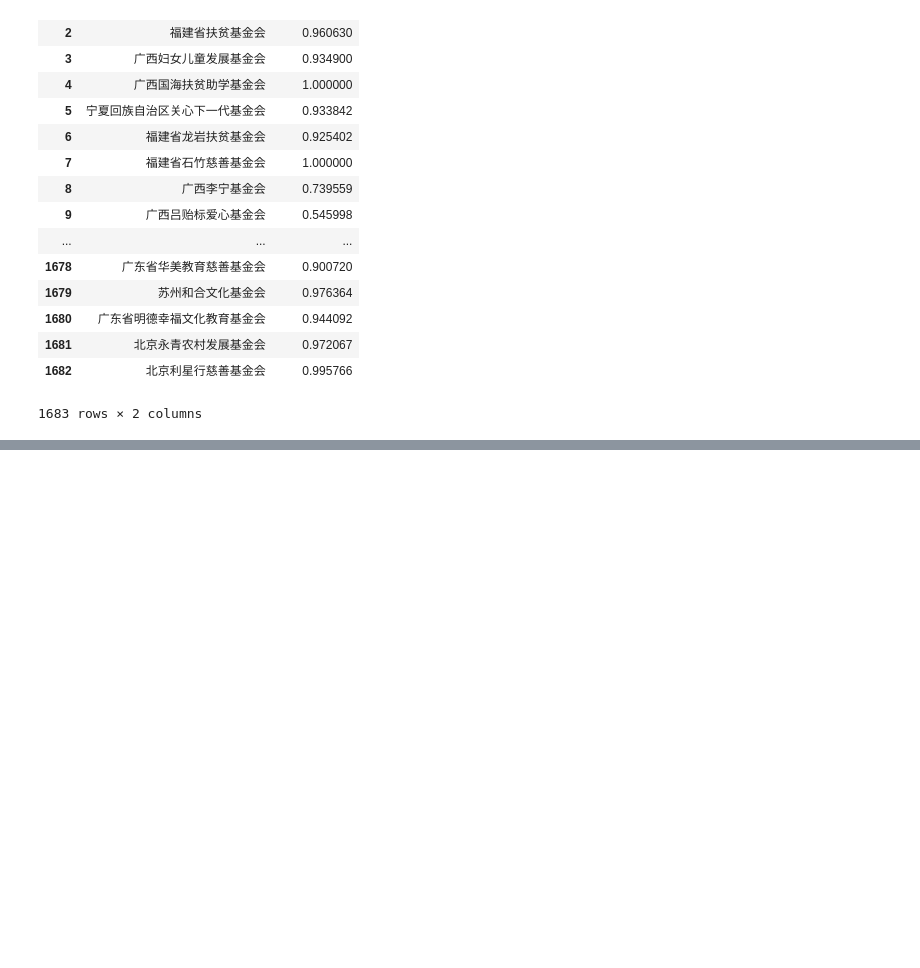
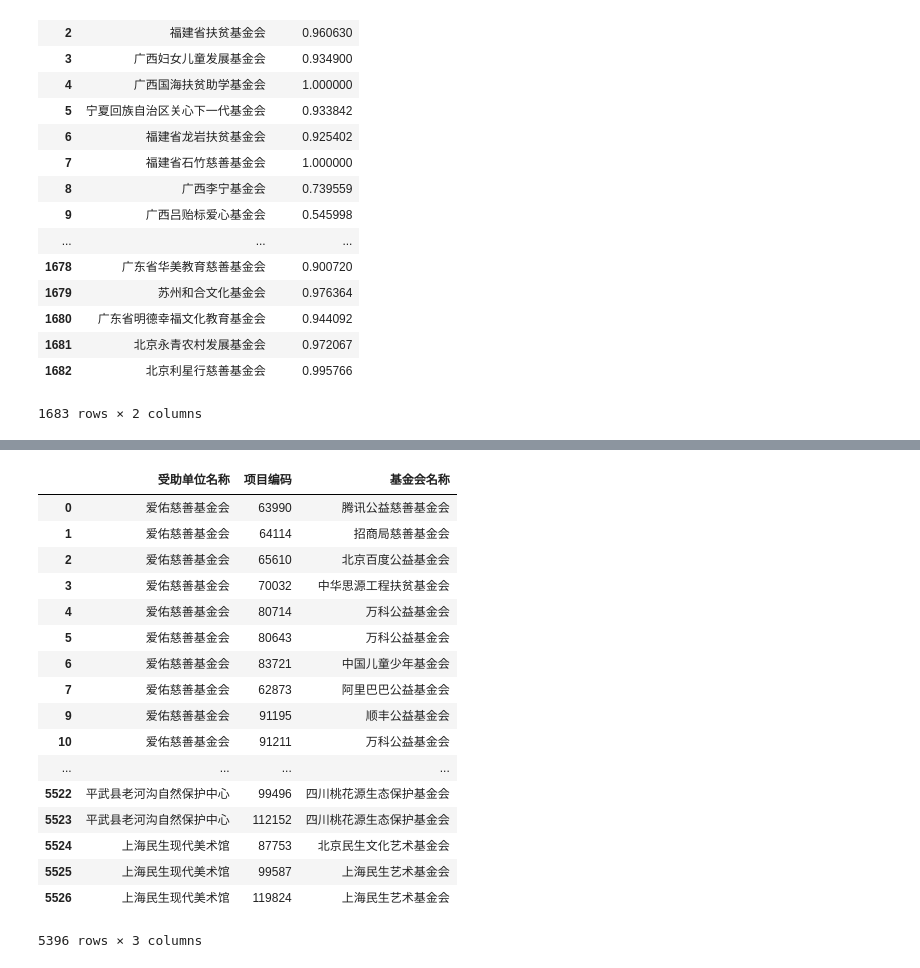
Before and after one commit to khuangaf/soicalHack, a Jupyter notebook: data_preprocess.ipynb, the cells around one changed output, grey strips where cells are left out. Saved outputs shown, nothing was run; the diff lists cells and outputs as text; code cells hidden in the pictures; blank space fills up the shorter version.

```diff
--- a/data_preprocess.ipynb
+++ b/data_preprocess.ipynb
@@ -203,0 +274,22 @@ performanceDf
+# %%
+bi_invest_df = invest_df.loc[:,['受助单位名称','项目编码']].join(project_df.loc[:,['基金会名称','项目编码']].set_index('项目编码'), on='项目编码').dropna(subset=['基金会名称'])
+bi_invest_df
+# %% [output]
+|  | 受助单位名称 | 项目编码 | 基金会名称 |
+| 0 | 爱佑慈善基金会 | 63990 | 腾讯公益慈善基金会 |
+| 1 | 爱佑慈善基金会 | 64114 | 招商局慈善基金会 |
+| 2 | 爱佑慈善基金会 | 65610 | 北京百度公益基金会 |
+| 3 | 爱佑慈善基金会 | 70032 | 中华思源工程扶贫基金会 |
+| 4 | 爱佑慈善基金会 | 80714 | 万科公益基金会 |
+| 5 | 爱佑慈善基金会 | 80643 | 万科公益基金会 |
+| 6 | 爱佑慈善基金会 | 83721 | 中国儿童少年基金会 |
+| 7 | 爱佑慈善基金会 | 62873 | 阿里巴巴公益基金会 |
+| 9 | 爱佑慈善基金会 | 91195 | 顺丰公益基金会 |
+| 10 | 爱佑慈善基金会 | 91211 | 万科公益基金会 |
+| ... | ... | ... | ... |
+| 5522 | 平武县老河沟自然保护中心 | 99496 | 四川桃花源生态保护基金会 |
+| 5523 | 平武县老河沟自然保护中心 | 112152 | 四川桃花源生态保护基金会 |
+| 5524 | 上海民生现代美术馆 | 87753 | 北京民生文化艺术基金会 |
+| 5525 | 上海民生现代美术馆 | 99587 | 上海民生艺术基金会 |
+| 5526 | 上海民生现代美术馆 | 119824 | 上海民生艺术基金会 |
+5396 rows × 3 columns
```
Also changed, not shown: parts of 5 cells of this notebook.
